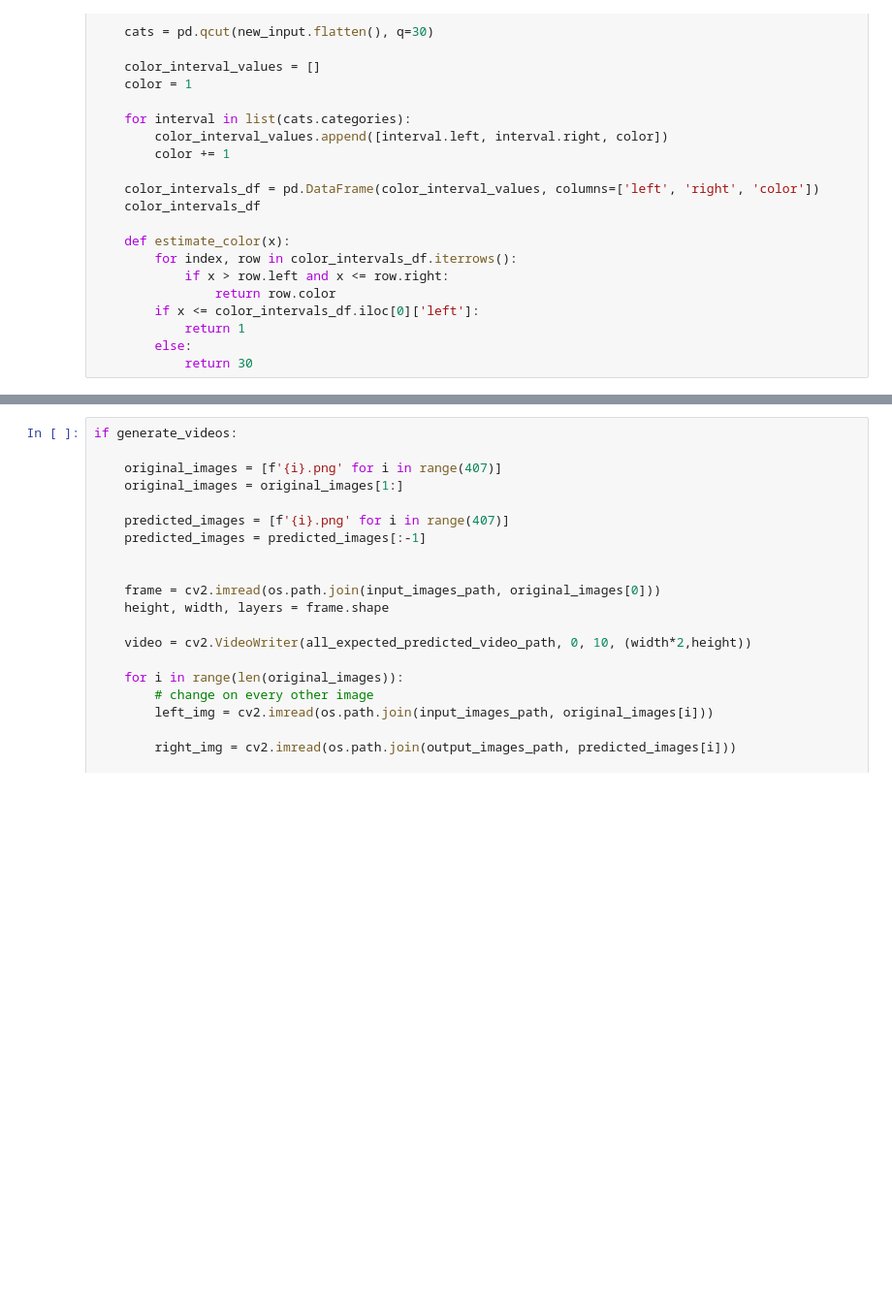
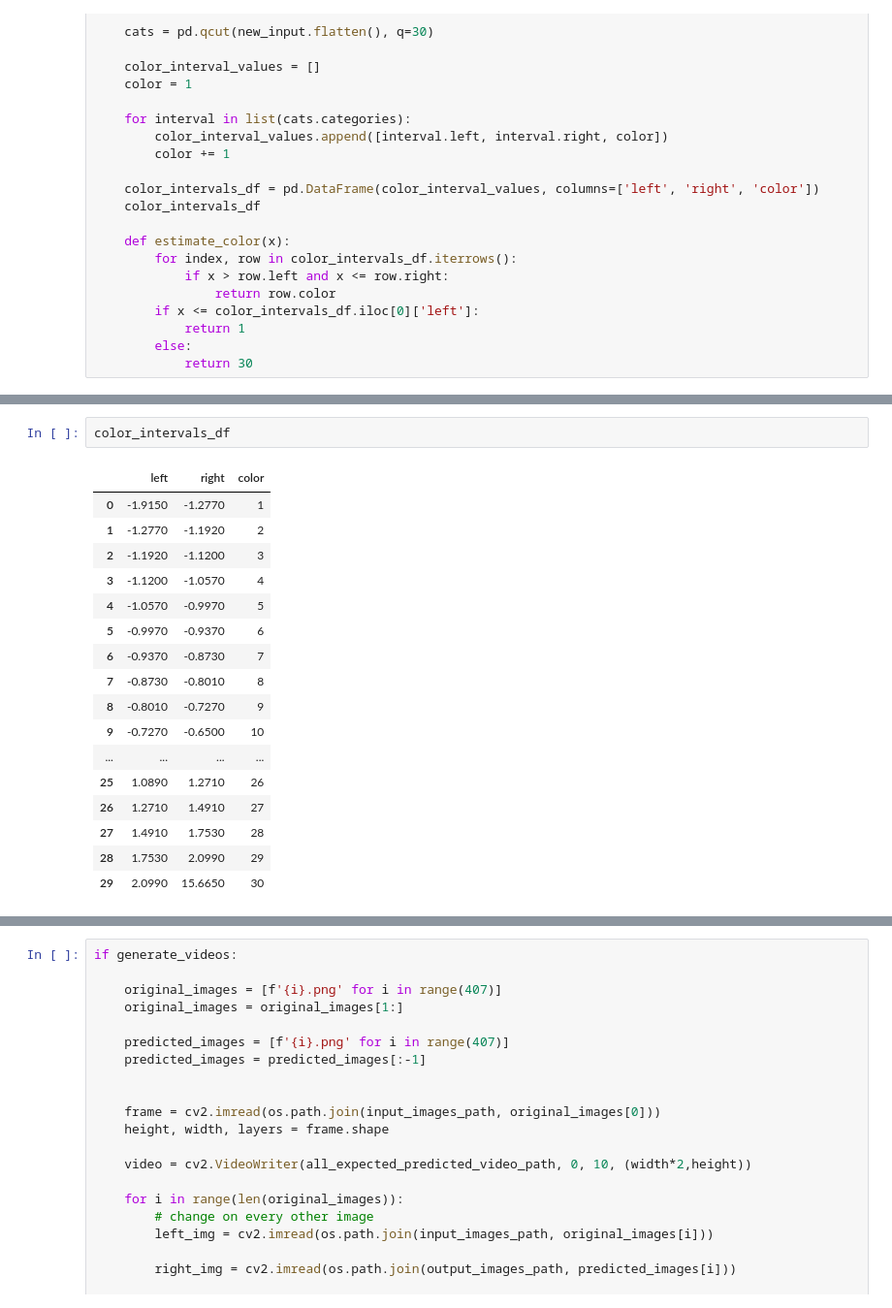
Before and after one commit to nyu-ds-2019/numerical-relativity-interpolation, a Jupyter notebook: dev/2d_video_generator/video_generator-Copy1.ipynb, the cells around one changed output, grey strips where cells are left out. Shown at 97% size. Drawn from its saved outputs; the diff is of its cells as text; blank space fills up the shorter version.

```diff
--- a/dev/2d_video_generator/video_generator-Copy1.ipynb
+++ b/dev/2d_video_generator/video_generator-Copy1.ipynb
@@ -151,3 +178,23 @@ if generate_input_images:
+# %%
+color_intervals_df
+# %% [output]
+|  | left | right | color |
+| 0 | -1.9150 | -1.2770 | 1 |
+| 1 | -1.2770 | -1.1920 | 2 |
+| 2 | -1.1920 | -1.1200 | 3 |
+| 3 | -1.1200 | -1.0570 | 4 |
+| 4 | -1.0570 | -0.9970 | 5 |
+| 5 | -0.9970 | -0.9370 | 6 |
+| 6 | -0.9370 | -0.8730 | 7 |
+| 7 | -0.8730 | -0.8010 | 8 |
+| 8 | -0.8010 | -0.7270 | 9 |
+| 9 | -0.7270 | -0.6500 | 10 |
+| ... | ... | ... | ... |
+| 25 | 1.0890 | 1.2710 | 26 |
+| 26 | 1.2710 | 1.4910 | 27 |
+| 27 | 1.4910 | 1.7530 | 28 |
+| 28 | 1.7530 | 2.0990 | 29 |
+| 29 | 2.0990 | 15.6650 | 30 |
 # %%
 if generate_output_images:
 
```
Also changed, not shown: parts of 10 cells of this notebook, 5 other files.
